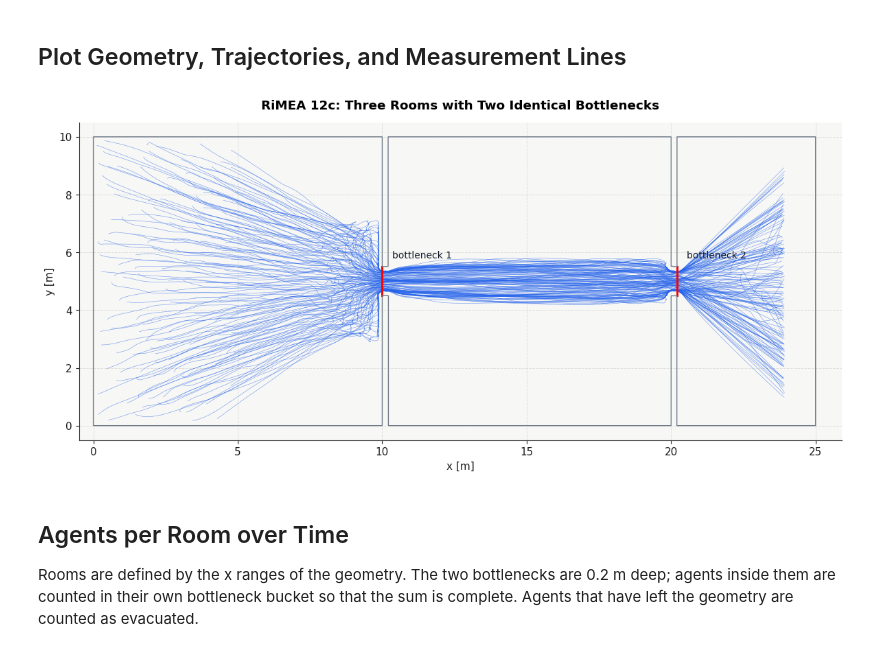
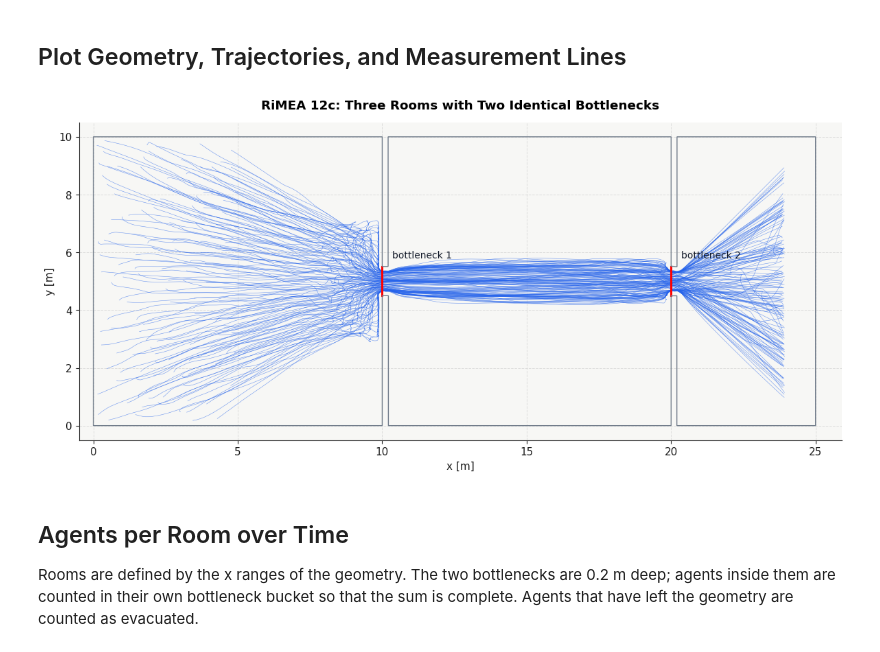
Before and after one commit to PedestrianDynamics/jupedsim-web-community, a Jupyter notebook: standards/rimea/rimea12c_congestion_influence.ipynb, the cells around one changed output. Saved outputs shown, nothing was run; the diff lists cells and outputs as text; code cells hidden in the pictures.

```diff
--- a/standards/rimea/rimea12c_congestion_influence.ipynb
+++ b/standards/rimea/rimea12c_congestion_influence.ipynb
@@ -39,7 +39,7 @@ plt.rcParams.update(
 SCENARIO_DIR = Path("scenario_files") / "Rimea-12c-congestion-influence.zip"
 BOTTLENECK_LINES = [
     pedpy.MeasurementLine([(10.0, 4.5), (10.0, 5.5)]),
-    pedpy.MeasurementLine([(20.2, 4.5), (20.2, 5.5)]),
+    pedpy.MeasurementLine([(20.0, 4.5), (20.0, 5.5)]),
 ]
 GRID_SIZE = 0.25
 FRAME_STEP = 10
@@ -62,30 +62,30 @@ result.metrics
 # %%
 fig, ax = plt.subplots(figsize=(14, 5.5), constrained_layout=True)
 pedpy.plot_measurement_setup(
     traj=traj,
     walkable_area=walkable_area,
     measurement_lines=BOTTLENECK_LINES,
     axes=ax,
     traj_alpha=0.65,
     traj_width=0.4,
     ml_width=2.2,
     ml_alpha=0.25,
     traj_color="#2563EB",
     ml_color="red",
 ).set_aspect("equal")
 ax.text(10.35, 5.8, "bottleneck 1", fontsize=10, color="#111827")
-ax.text(20.55, 5.8, "bottleneck 2", fontsize=10, color="#111827")
+ax.text(20.35, 5.8, "bottleneck 2", fontsize=10, color="#111827")
 ax.set_title("RiMEA 12c: Three Rooms with Two Identical Bottlenecks", pad=14)
 ax.set_xlim(-0.5, 25.9)
 ax.set_ylim(-0.5, 10.5)
 ax.set_xlabel("x [m]")
 ax.set_ylabel("y [m]")
 ax.grid(True, linestyle="--", linewidth=0.7, alpha=0.35)
 ax.spines["top"].set_visible(False)
 ax.spines["right"].set_visible(False)
 plt.show()
 # %% [output]
-[figure, old version]
+[figure, new version]
 # %% [markdown]
 ## Agents per Room over Time
 
```
Also changed, not shown: parts of 3 cells of this notebook, 1 other file.
